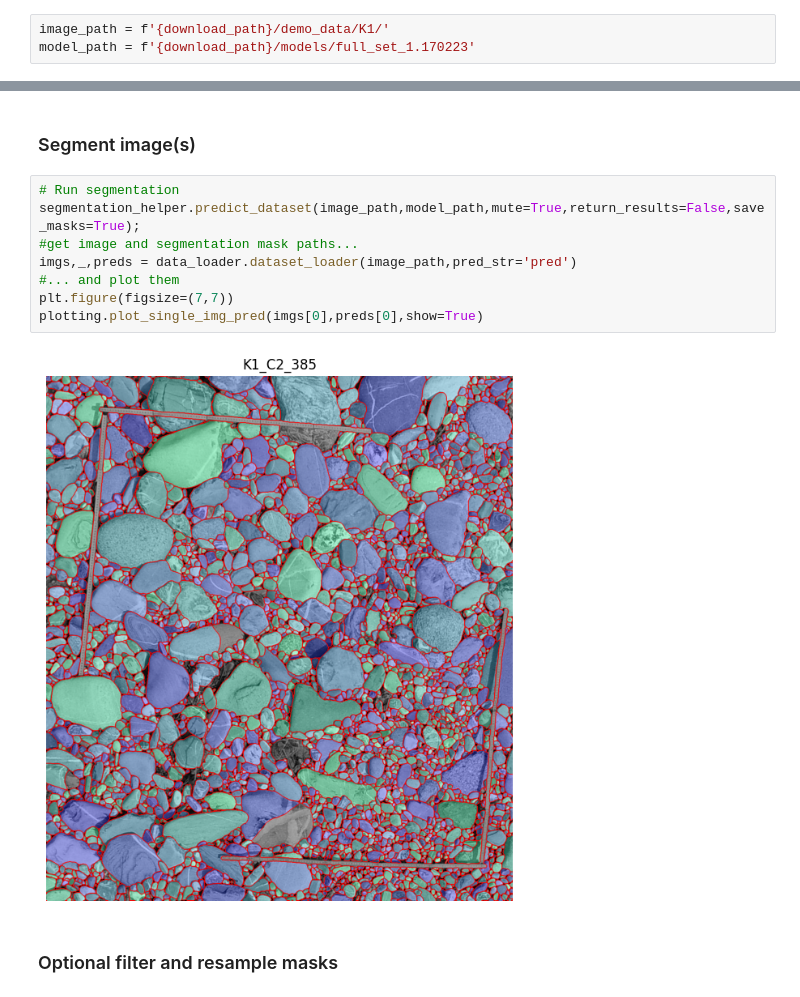
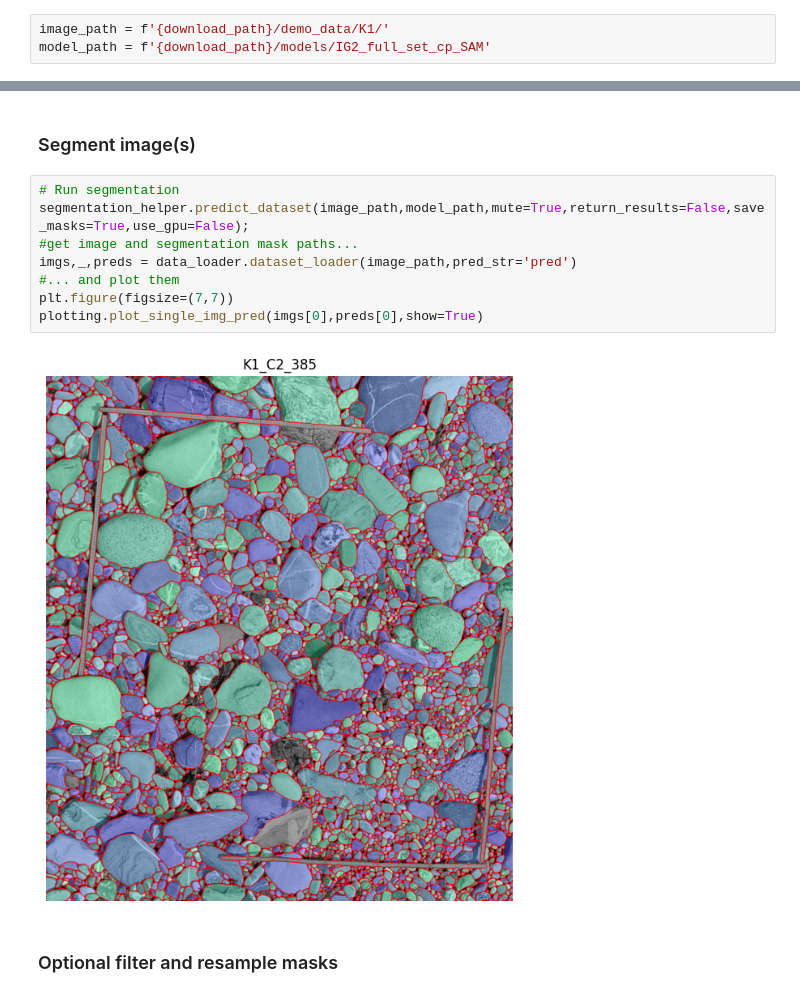
Before and after one commit to fionabyrne101/imagegrains, a Jupyter notebook: notebooks/complete_imagegrains_analysis.ipynb, the cells around one changed output, grey strips where cells are left out. Saved outputs shown, nothing was run; the diff lists cells and outputs as text.

```diff
--- a/notebooks/complete_imagegrains_analysis.ipynb
+++ b/notebooks/complete_imagegrains_analysis.ipynb
@@ -24,21 +34,21 @@ model_path ='F:/git/grain_seg_ml/models/full_set_1.170223'
 To use the demo files, please run the following cell.
 # %%
 image_path = f'{download_path}/demo_data/K1/'
-model_path = f'{download_path}/models/full_set_1.170223'
+model_path = f'{download_path}/models/IG2_full_set_cp_SAM'
 # %% [markdown]
 ## Complete ImageGrains analysis
 # %% [markdown]
 ### Segment image(s)
 # %%
 # Run segmentation
-segmentation_helper.predict_dataset(image_path,model_path,mute=True,return_results=False,save_masks=True);
+segmentation_helper.predict_dataset(image_path,model_path,mute=True,return_results=False,save_masks=True,use_gpu=False);
 #get image and segmentation mask paths...
 imgs,_,preds = data_loader.dataset_loader(image_path,pred_str='pred')
 #... and plot them
 plt.figure(figsize=(7,7))
 plotting.plot_single_img_pred(imgs[0],preds[0],show=True)
 # %% [output]
-[figure, old version]
+[figure, new version]
 # %% [markdown]
 ### Optional filter and resample masks
 # %%
```
Also changed, not shown: parts of 5 cells of this notebook, 3 other files.
